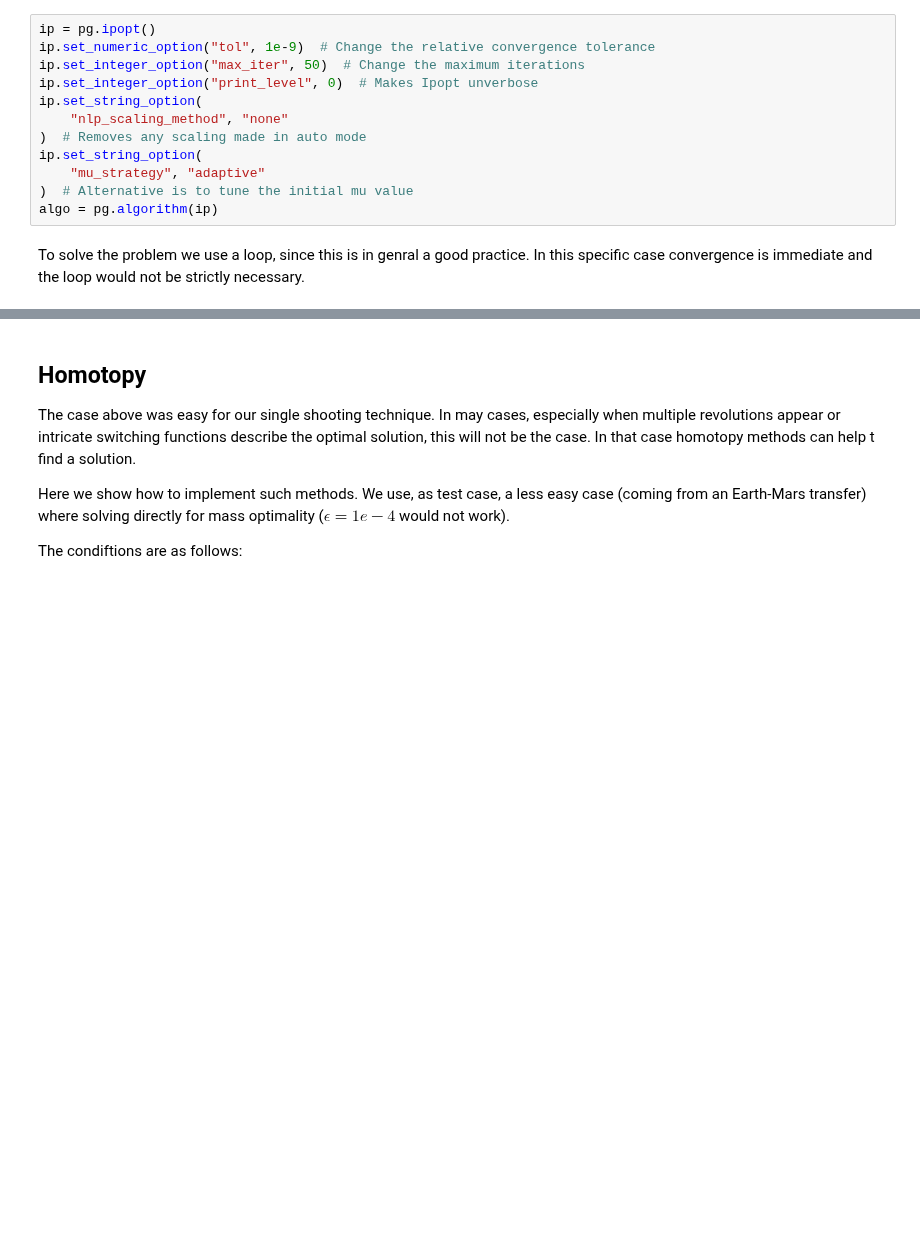
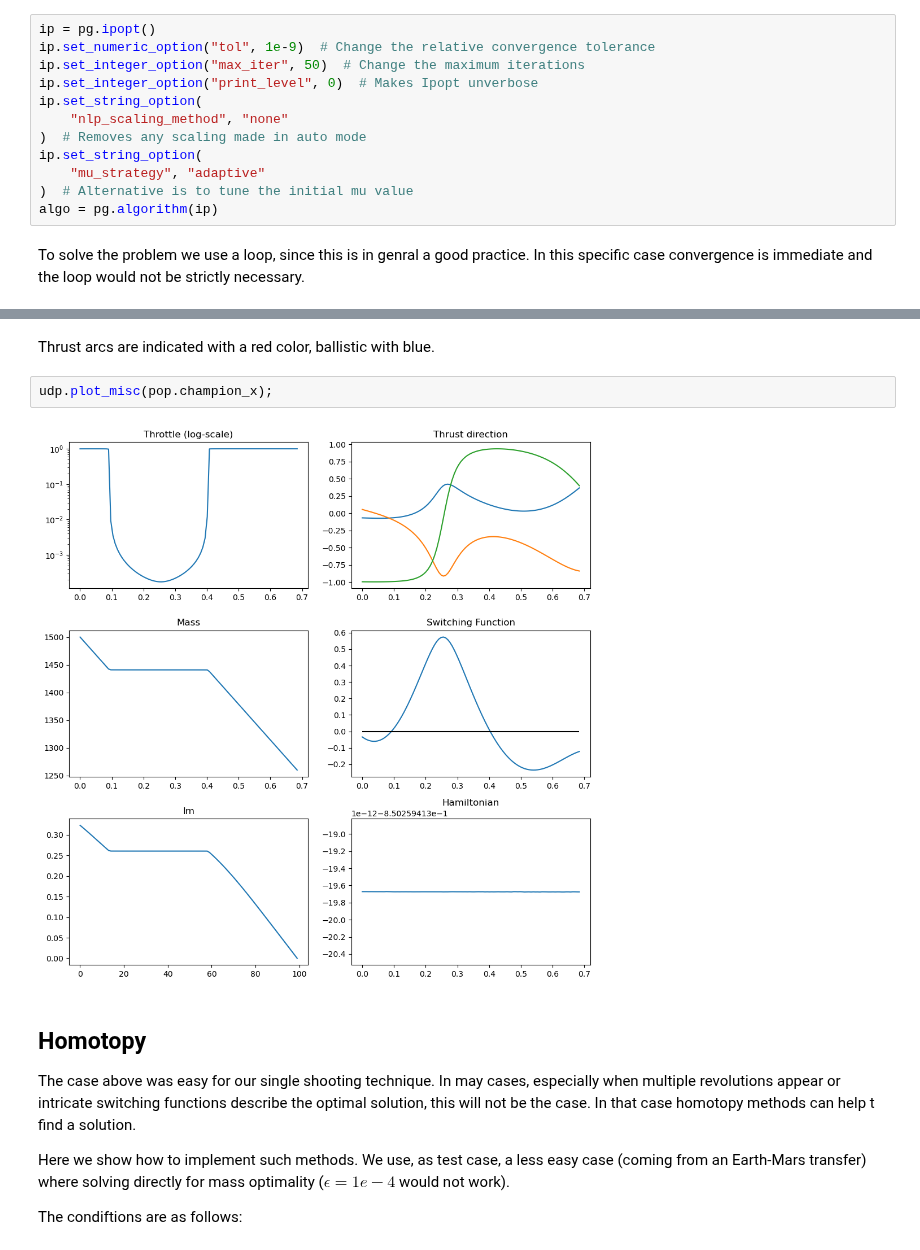
Before and after one commit to esa/kep3, a Jupyter notebook: doc/notebooks/pontryagin_cartesian.ipynb, the cells around one changed output, grey strips where cells are left out. Cells and saved outputs as stored; diff of their text form; blank space fills up the shorter version.

```diff
--- a/doc/notebooks/pontryagin_cartesian.ipynb
+++ b/doc/notebooks/pontryagin_cartesian.ipynb
@@ -230,3 +254,9 @@ Final mass is: 1259.8614050034369
+# %% [markdown]
+Thrust arcs are indicated with a red color, ballistic with blue.
+# %%
+udp.plot_misc(pop.champion_x);
+# %% [output]
+[figure, added]
 # %% [markdown]
 ## Homotopy
 
```
Also changed, not shown: parts of 9 cells of this notebook.
